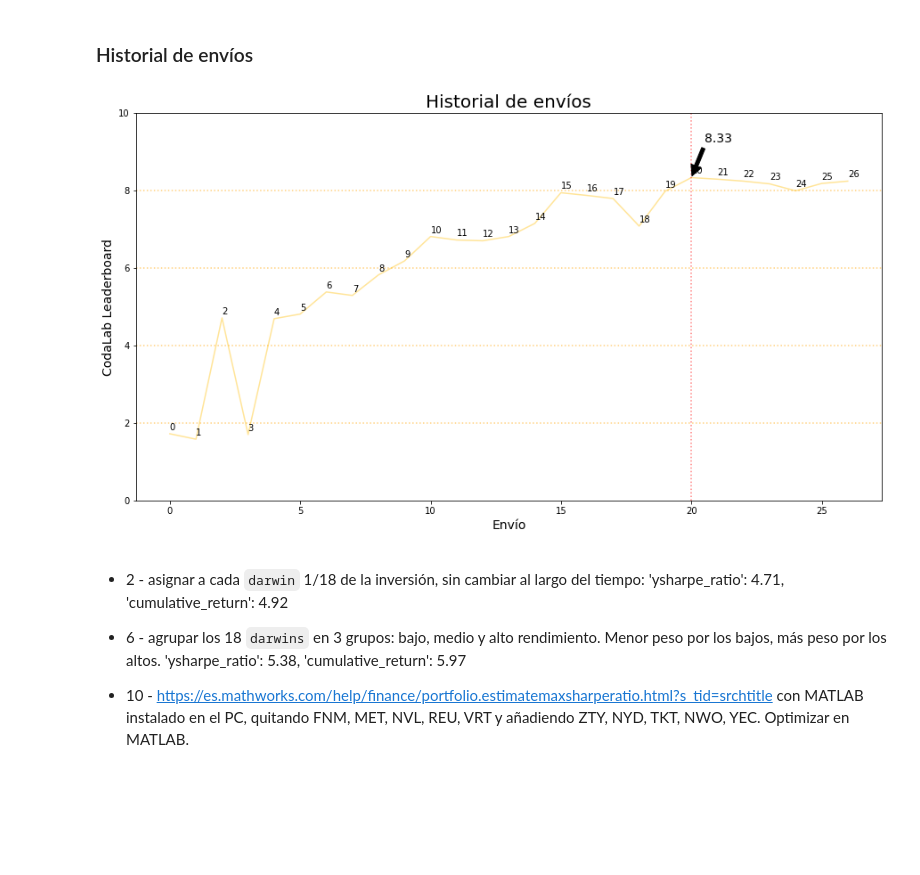
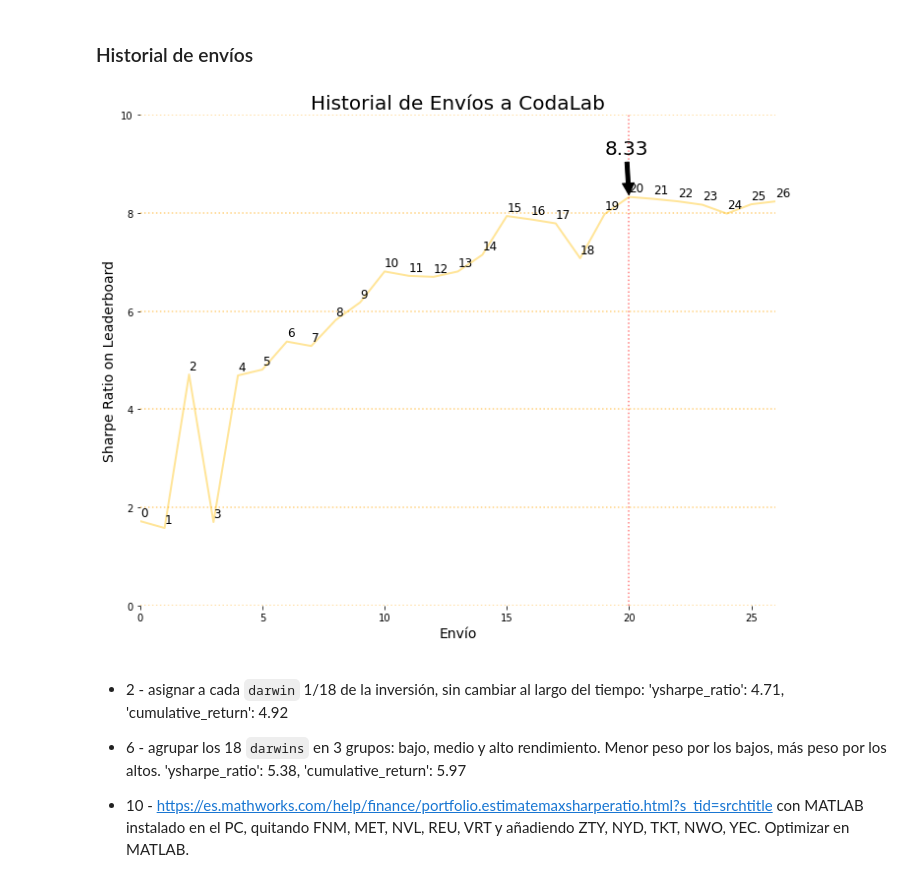
Before and after one commit to AlisonDavey/fastpages, a Jupyter notebook: _notebooks/2021-05-08-RetoSeriesTemporales.ipynb, the cells around one changed output. Cells and saved outputs as stored; diff of their text form; code cells hidden in the pictures; blank space fills up the shorter version.

```diff
--- a/_notebooks/2021-05-08-RetoSeriesTemporales.ipynb
+++ b/_notebooks/2021-05-08-RetoSeriesTemporales.ipynb
@@ -289,7 +289,8 @@ def create_hourly(fn, darwin):
   df1=df.groupby(['date','hour']).agg({'quote': ['min','max','var','count','first','last']}).fillna(0)
   df1.columns=df1.columns.droplevel()
   df1['darwin']=darwin
-  return df1
+dars=['AUX', 'AZG', 'BFS', 'BOT', 'EOP', 'ERQ', 'FIR', 'HEO', 'JTL', 'MUF', 'NWO', 'NYP', 'PHI', 'PUL', 'TXR', 'ZAB', 'ZCD', 'ZVQ']
+wts=[0.0173,0.0379,0.0629,0.0309,0.1232,0.0654,0.2552,0.0076,0.0378,0.0235,0.0329,0.0487,0.0272,0.0383,0.0762,0.0165,0.0930,0.0055]  return df1
 # %% [markdown]
 Importa los datos
 # %%
@@ -349,30 +350,34 @@ means.sort_values('mean', ascending=False).T
 # %%
 results=[1.72, 1.58, 4.71, 1.7, 4.69, 4.81, 5.38, 5.29, 5.82, 6.18, 6.81, 6.72, 6.70, 6.81, 7.15, 7.94, 7.87, 7.79, 7.08, 7.98, 8.33, 8.29, 8.24, 8.17, 7.99, 8.18, 8.24]
 # quitando resultados NAN cuando la suma de la fila no era exactamente 1.0
-fig, ax = plt.subplots(1, 1, figsize=(15, 8))
-ax.plot(results, color='#ffe599')
-ax.set_title('Historial de envíos', fontsize=20)
+fig, ax = plt.subplots(1, 1, figsize=(10, 8))
+ax.plot(results, color='#ffe599', linewidth=2)
+ax.set_title('Historial de Envíos a CodaLab', fontsize=20)
 ax.set_xlabel('Envío', fontsize=14)
-ax.set_ylabel('CodaLab Leaderboard', fontsize=14)
+ax.set_ylabel('Sharpe Ratio on Leaderboard', fontsize=14)
 ax.set_ylim(0,10)
+ax.set_xlim(0,26)
 ax.annotate('8.33', xy=(20, 8.33),  xycoords='data',
             xytext=(0.8, 0.95), textcoords='axes fraction',
             arrowprops=dict(facecolor='black', shrink=0.05),
             horizontalalignment='right', verticalalignment='top',
-            fontsize=14
+            fontsize=20
             )
 ax.axvline(x=20, ymin=0, ymax=1, color='red', alpha=.5, linestyle='dotted')
+ax.axhline(y=0, xmin=0, xmax=1, color='orange', alpha=.5, linestyle='dotted')
 ax.axhline(y=2, xmin=0, xmax=1, color='orange', alpha=.5, linestyle='dotted')
 ax.axhline(y=4, xmin=0, xmax=1, color='orange', alpha=.5, linestyle='dotted')
 ax.axhline(y=6, xmin=0, xmax=1, color='orange', alpha=.5, linestyle='dotted')
 ax.axhline(y=8, xmin=0, xmax=1, color='orange', alpha=.5, linestyle='dotted')
+ax.axhline(y=10, xmin=0, xmax=1, color='orange', alpha=.5, linestyle='dotted')
 
 for i, label in enumerate(range(27)):
-    ax.annotate(label, (i, results[i]+.1));
-
-plt.savefig('envios.png')
+    ax.annotate(label, (i, results[i]+.1), fontsize=12);
+ax.set_frame_on(False)
+plt.tight_layout()
+plt.savefig('envios.png', dpi=300)
 # %% [output]
-[figure, old version]
+[figure, new version]
 # %% [markdown]
 - 2 - asignar a cada `darwin` 1/18 de la inversión, sin cambiar al largo del tiempo: 'ysharpe_ratio': 4.71, 'cumulative_return': 4.92
 
```
Also changed, not shown: parts of 6 cells of this notebook.
